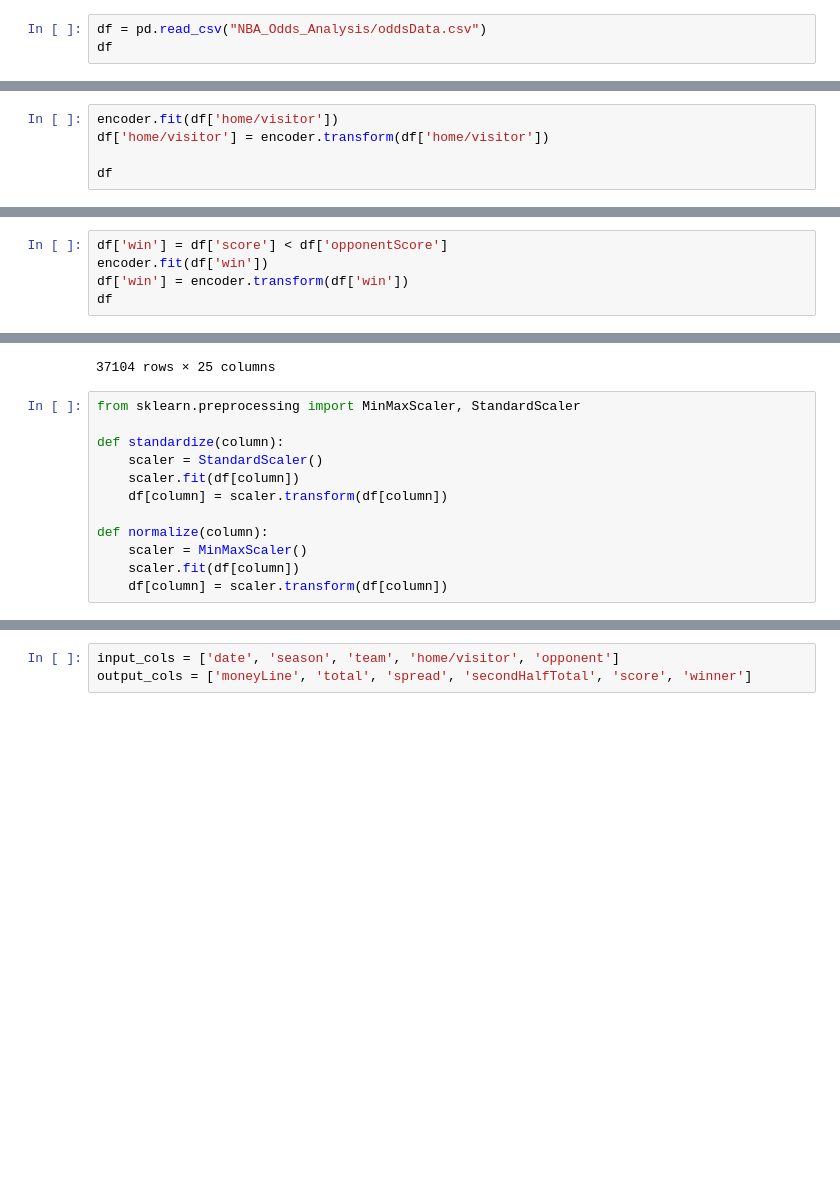
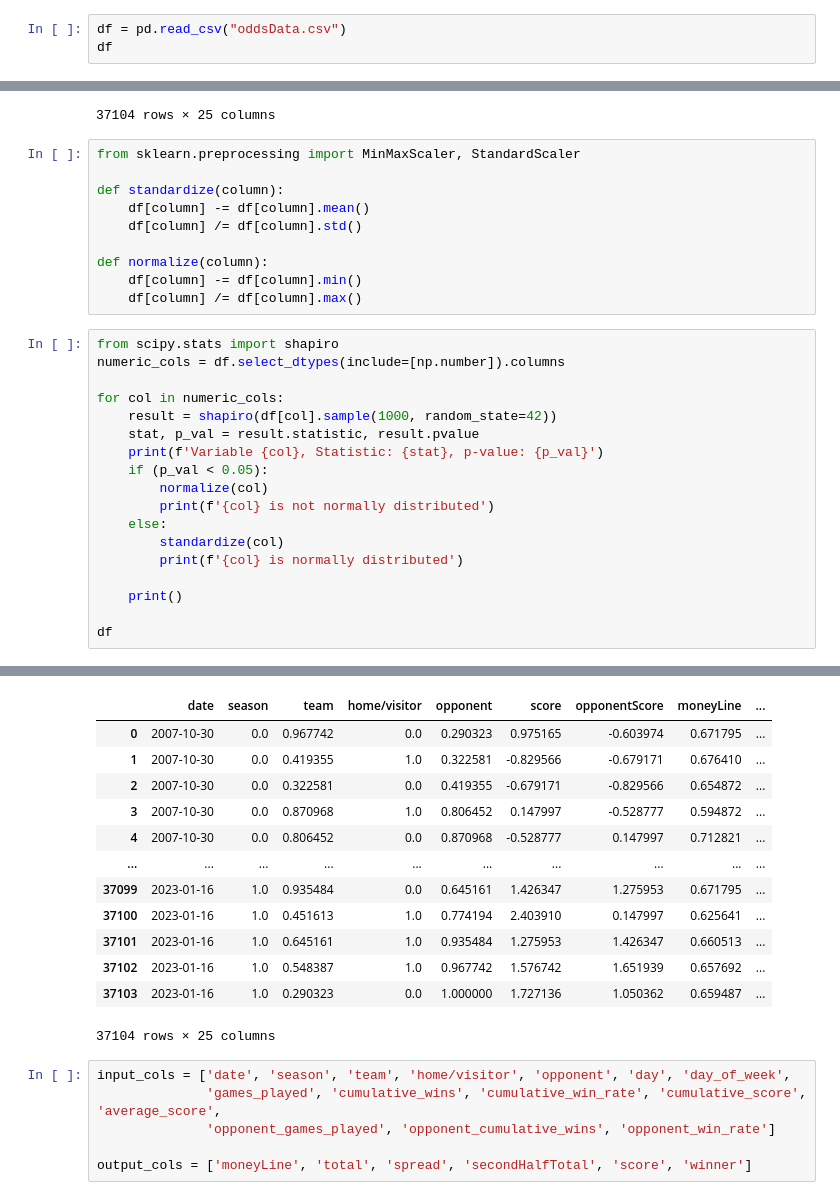
Before and after one commit to Char1iee/NBA_Odds_Analysis, a Jupyter notebook: preprocess.ipynb, the cells around one changed output, grey strips where cells are left out. Saved outputs shown, nothing was run; the diff lists cells and outputs as text; blank space fills up the shorter version.

```diff
--- a/preprocess.ipynb
+++ b/preprocess.ipynb
@@ -25,7 +4,7 @@ import pandas as pd
 import seaborn as sns
 import matplotlib.pyplot as plt
 # %%
-df = pd.read_csv("NBA_Odds_Analysis/oddsData.csv")
+df = pd.read_csv("oddsData.csv")
 df
 # %% [output]
 |  | date | season | team | home/visitor | opponent | score | opponentScore | moneyLine | ... |
@@ -67,5 +59,0 @@ df
-# %%
-encoder.fit(df['home/visitor'])
-df['home/visitor'] = encoder.transform(df['home/visitor'])
-
-df
@@ -86,5 +59,0 @@ df
-# %%
-df['win'] = df['score'] < df['opponentScore']
-encoder.fit(df['win'])
-df['win'] = encoder.transform(df['win'])
-df
@@ -194,11 +149,28 @@ df
 from sklearn.preprocessing import MinMaxScaler, StandardScaler
 
 def standardize(column):
-    scaler = StandardScaler()
-    scaler.fit(df[column])
-    df[column] = scaler.transform(df[column])
+    df[column] -= df[column].mean()
+    df[column] /= df[column].std()
 
 def normalize(column):
-    scaler = MinMaxScaler()
-    scaler.fit(df[column])
-    df[column] = scaler.transform(df[column])
+    df[column] -= df[column].min()
+    df[column] /= df[column].max()
+# %%
+from scipy.stats import shapiro
+numeric_cols = df.select_dtypes(include=[np.number]).columns
+
+for col in numeric_cols:
+    result = shapiro(df[col].sample(1000, random_state=42))
+    stat, p_val = result.statistic, result.pvalue
+    print(f'Variable {col}, Statistic: {stat}, p-value: {p_val}')
+    if (p_val < 0.05):
+        normalize(col)
+        print(f'{col} is not normally distributed')
+    else:
+        standardize(col)
+        print(f'{col} is normally distributed')
+
+    print()
+
+df
+# %% [output]
@@ -205,3 +194,19 @@ def normalize(column):
+|  | date | season | team | home/visitor | opponent | score | opponentScore | moneyLine | ... |
+| 0 | 2007-10-30 | 0.0 | 0.967742 | 0.0 | 0.290323 | 0.975165 | -0.603974 | 0.671795 | ... |
+| 1 | 2007-10-30 | 0.0 | 0.419355 | 1.0 | 0.322581 | -0.829566 | -0.679171 | 0.676410 | ... |
+| 2 | 2007-10-30 | 0.0 | 0.322581 | 0.0 | 0.419355 | -0.679171 | -0.829566 | 0.654872 | ... |
+| 3 | 2007-10-30 | 0.0 | 0.870968 | 1.0 | 0.806452 | 0.147997 | -0.528777 | 0.594872 | ... |
+| 4 | 2007-10-30 | 0.0 | 0.806452 | 0.0 | 0.870968 | -0.528777 | 0.147997 | 0.712821 | ... |
+| ... | ... | ... | ... | ... | ... | ... | ... | ... | ... |
+| 37099 | 2023-01-16 | 1.0 | 0.935484 | 0.0 | 0.645161 | 1.426347 | 1.275953 | 0.671795 | ... |
+| 37100 | 2023-01-16 | 1.0 | 0.451613 | 1.0 | 0.774194 | 2.403910 | 0.147997 | 0.625641 | ... |
+| 37101 | 2023-01-16 | 1.0 | 0.645161 | 1.0 | 0.935484 | 1.275953 | 1.426347 | 0.660513 | ... |
+| 37102 | 2023-01-16 | 1.0 | 0.548387 | 1.0 | 0.967742 | 1.576742 | 1.651939 | 0.657692 | ... |
+| 37103 | 2023-01-16 | 1.0 | 0.290323 | 0.0 | 1.000000 | 1.727136 | 1.050362 | 0.659487 | ... |
+37104 rows × 25 columns
 # %%
-input_cols = ['date', 'season', 'team', 'home/visitor', 'opponent']
+input_cols = ['date', 'season', 'team', 'home/visitor', 'opponent', 'day', 'day_of_week',
+              'games_played', 'cumulative_wins', 'cumulative_win_rate', 'cumulative_score', 'average_score',
+              'opponent_games_played', 'opponent_cumulative_wins', 'opponent_win_rate']
+
 output_cols = ['moneyLine', 'total', 'spread', 'secondHalfTotal', 'score', 'winner']
```
Also changed, not shown: parts of 6 cells of this notebook, 2 other files.
